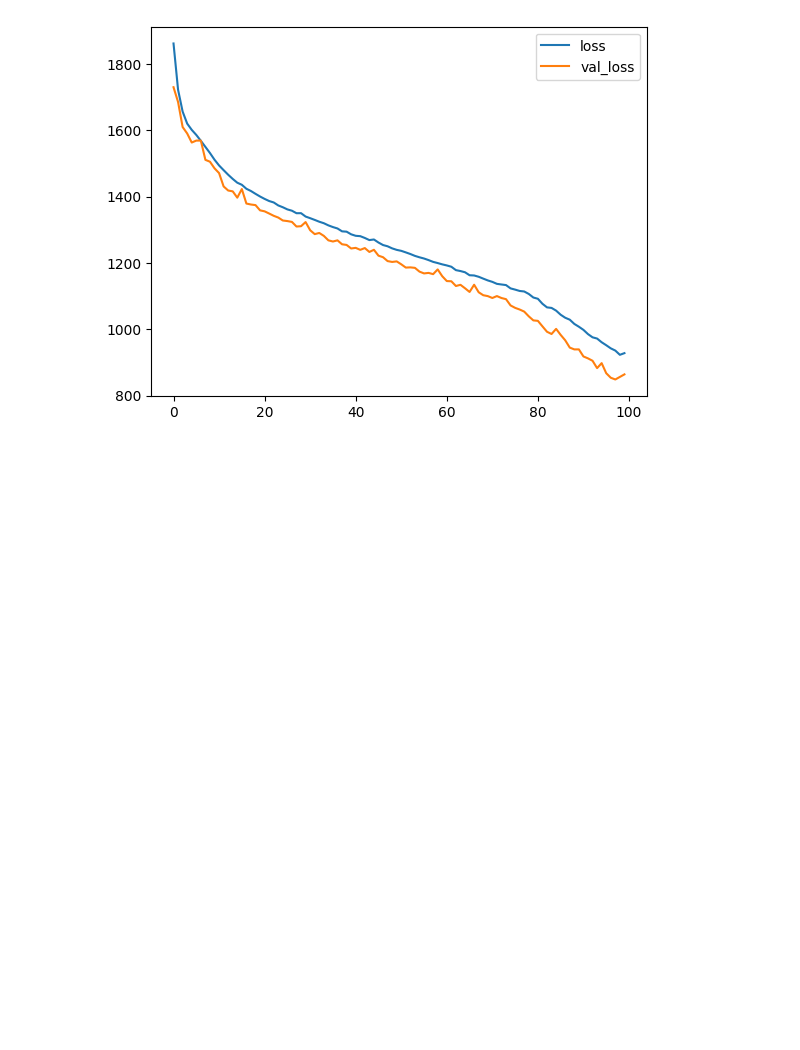
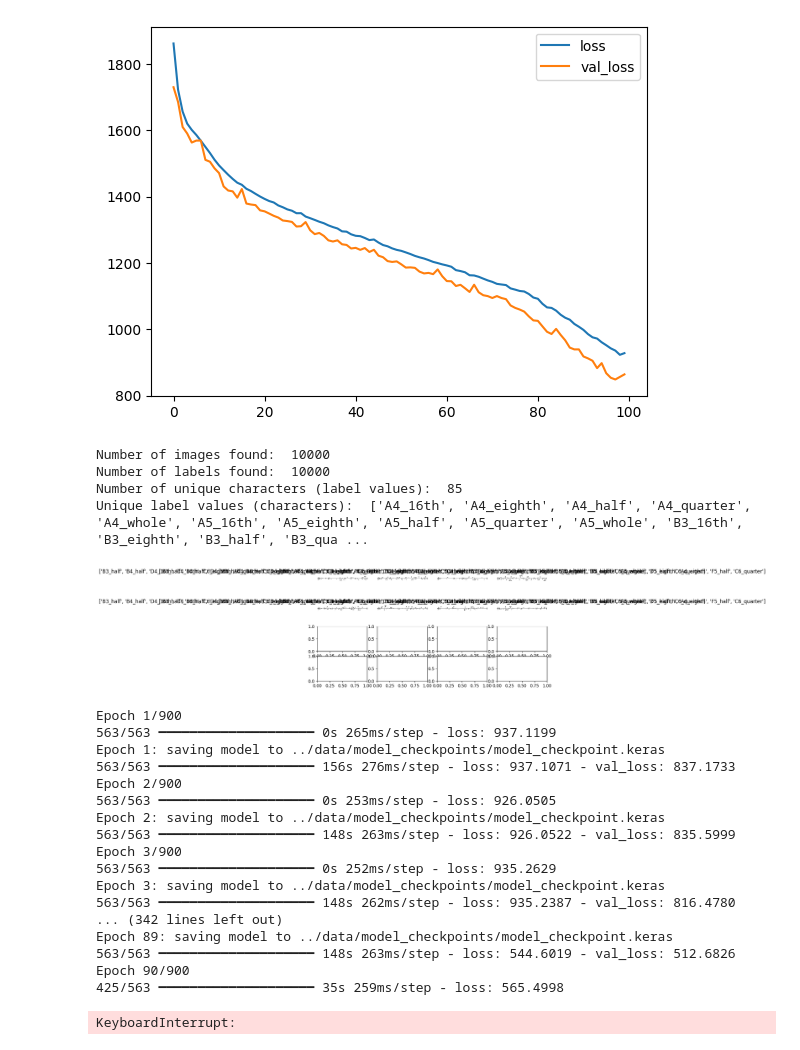
Before and after one commit to urtrapped247/consonance, a Jupyter notebook: Notebooks/joseph.ipynb, the cells around one changed output. Saved outputs shown, nothing was run; the diff lists cells and outputs as text; code cells hidden in the pictures; blank space fills up the shorter version.

Commit message:
checkpoint

```diff
--- a/Notebooks/joseph.ipynb
+++ b/Notebooks/joseph.ipynb
@@ -247,3 +247,51 @@ plt.legend()
 # %%
 model.save("../data/training_dual_model1.keras")
 prediction_model.save("../data/predict_dual1.keras")
+# %%
+# Resume training, set up checkpoints
+
+from keras.callbacks import ModelCheckpoint
+
+checkpoint_callback = ModelCheckpoint(
+    '../data/model_checkpoints/model_checkpoint.keras',   # Filepath to save the model
+    monitor='val_loss',      # Monitor validation loss
+    save_best_only=False,    # Save the model after every epoch
+    save_weights_only=False, # Save the entire model, not just the weights
+    verbose=1                # Print a message when saving the model
+)
+
+cont_model = keras.models.load_model('../data/training_dual_model1.keras')
+# Train the model with checkpointing
+
+additional_epochs = 900
+
+history = model.fit(
+    train_dataset,
+    validation_data=validation_dataset,
+    epochs=additional_epochs,
+    callbacks=[early_stopping, checkpoint_callback],
+)
+# %% [output]
+Number of images found:  10000
+Number of labels found:  10000
+Number of unique characters (label values):  85
+Unique label values (characters):  ['A4_16th', 'A4_eighth', 'A4_half', 'A4_quarter', 'A4_whole', 'A5_16th', 'A5_eighth', 'A5_half', 'A5_quarter', 'A5_whole', 'B3_16th', 'B3_eighth', 'B3_half', 'B3_qua ...
+[figure, added]
+Epoch 1/900
+563/563 ━━━━━━━━━━━━━━━━━━━━ 0s 265ms/step - loss: 937.1199
+Epoch 1: saving model to ../data/model_checkpoints/model_checkpoint.keras
+563/563 ━━━━━━━━━━━━━━━━━━━━ 156s 276ms/step - loss: 937.1071 - val_loss: 837.1733
+Epoch 2/900
+563/563 ━━━━━━━━━━━━━━━━━━━━ 0s 253ms/step - loss: 926.0505
+Epoch 2: saving model to ../data/model_checkpoints/model_checkpoint.keras
+563/563 ━━━━━━━━━━━━━━━━━━━━ 148s 263ms/step - loss: 926.0522 - val_loss: 835.5999
+Epoch 3/900
+563/563 ━━━━━━━━━━━━━━━━━━━━ 0s 252ms/step - loss: 935.2629
+Epoch 3: saving model to ../data/model_checkpoints/model_checkpoint.keras
+563/563 ━━━━━━━━━━━━━━━━━━━━ 148s 262ms/step - loss: 935.2387 - val_loss: 816.4780
+... (342 lines left out)
+Epoch 89: saving model to ../data/model_checkpoints/model_checkpoint.keras
+563/563 ━━━━━━━━━━━━━━━━━━━━ 148s 263ms/step - loss: 544.6019 - val_loss: 512.6826
+Epoch 90/900
+425/563 ━━━━━━━━━━━━━━━━━━━━ 35s 259ms/step - loss: 565.4998
+KeyboardInterrupt:
```
Also changed, not shown: 1 other file.
